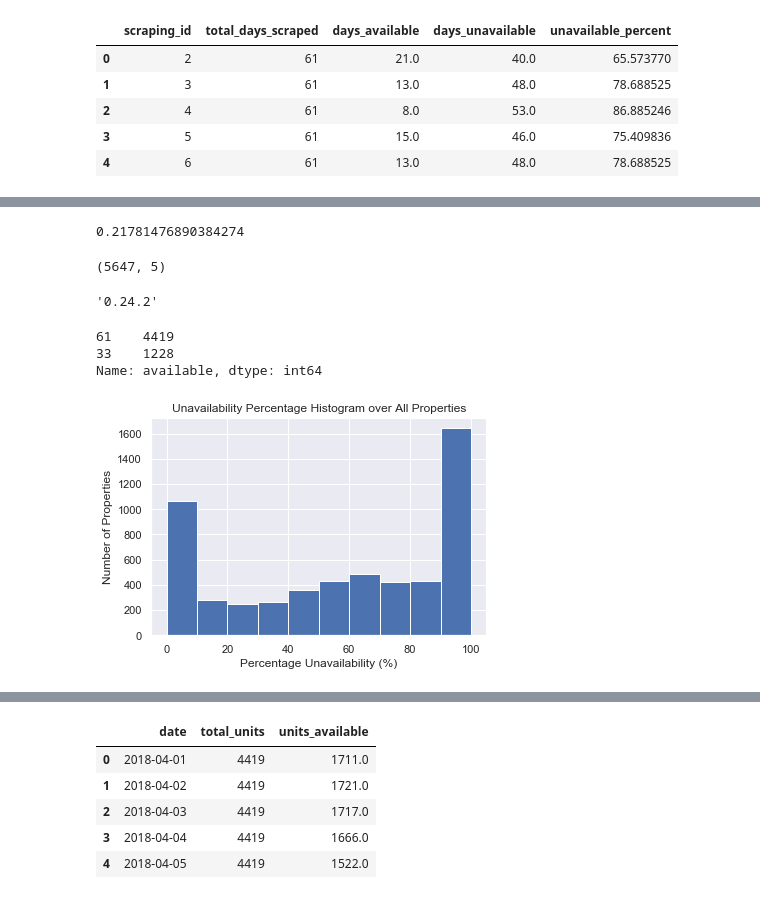
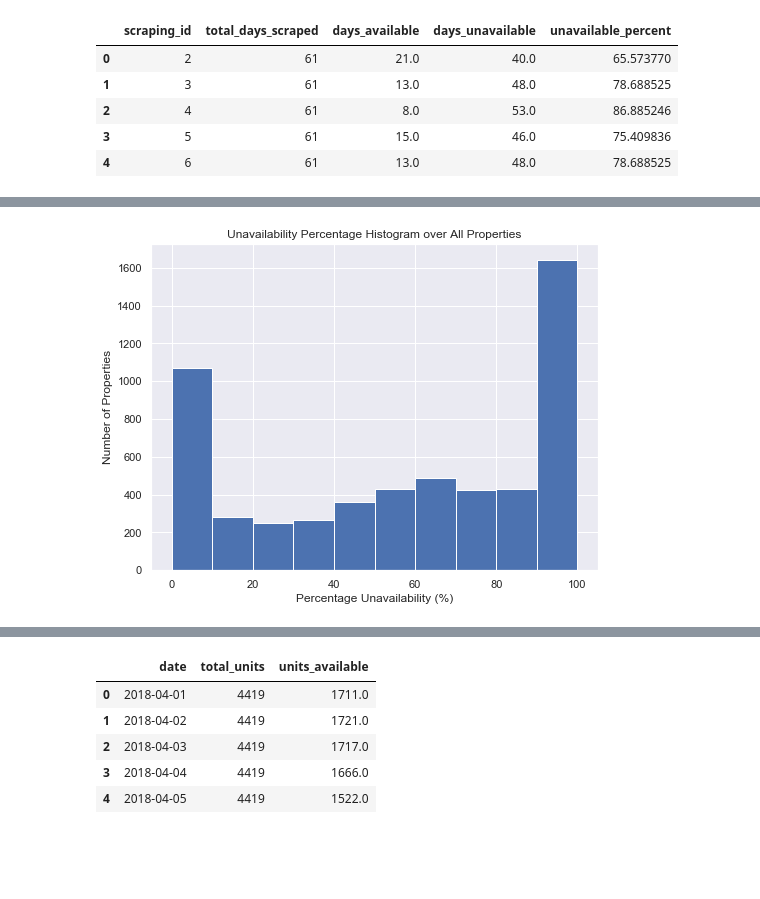
Before and after one commit to jeremyrchow/Residential_Data_Analysis, a Jupyter notebook: Analysis Notebook.ipynb, the cells around one changed output, grey strips where cells are left out. Cells and saved outputs as stored; diff of their text form; code cells hidden in the pictures; blank space fills up the shorter version.

Commit message:
Finishing graphs, some additional insights

```diff
--- a/Analysis Notebook.ipynb
+++ b/Analysis Notebook.ipynb
@@ -418,31 +455,14 @@ Name: host_name, Length: 651, dtype: int64
-# %%
-avail_percentage[avail_percentage.days_unavailable==avail_percentage.total_days_scraped].shape[0] / \
-avail_percentage.shape[0]
-# %% [output]
-0.21781476890384274
-# %%
-data_
-# %% [output]
-(5647, 5)
-# %%
-pd.__version__
-# %% [output]
-'0.24.2'
-# %%
-data_rev.groupby('scraping_id').available.count().value_counts()
-# %% [output]
-61    4419
-33    1228
-Name: available, dtype: int64
 # %%
-fig,ax=plt.subplots()
+fig,ax=plt.subplots(figsize=(8,6))
 avail_percentage.unavailable_percent.plot(kind='hist')
-# ax.title('Test')
+
 
 ax.set_xlabel('Percentage Unavailability (%)')
 ax.set_ylabel('Number of Properties')
-# ax.set_ylabel('Ephemeral Tweets Sent',fontsize=16)
 plt.title('Unavailability Percentage Histogram over All Properties')
 ax.grid(True)
+plt.savefig('graphs/unavailability_hist.png', bbox_inches = "tight")
+
+# sns.distplot(avail_percentage.unavailable_percent.values,kde=False)
 # %% [output]
-[figure, old version]
+[figure, new version]
```
Also changed, not shown: parts of 23 cells of this notebook, 4 other files.
